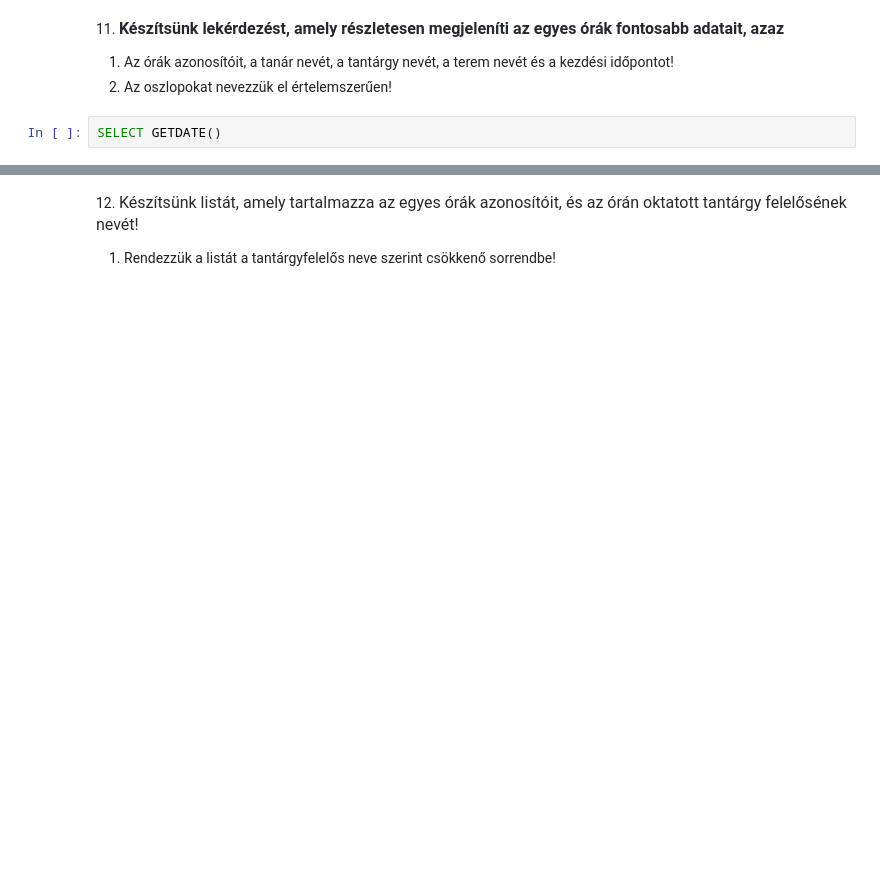
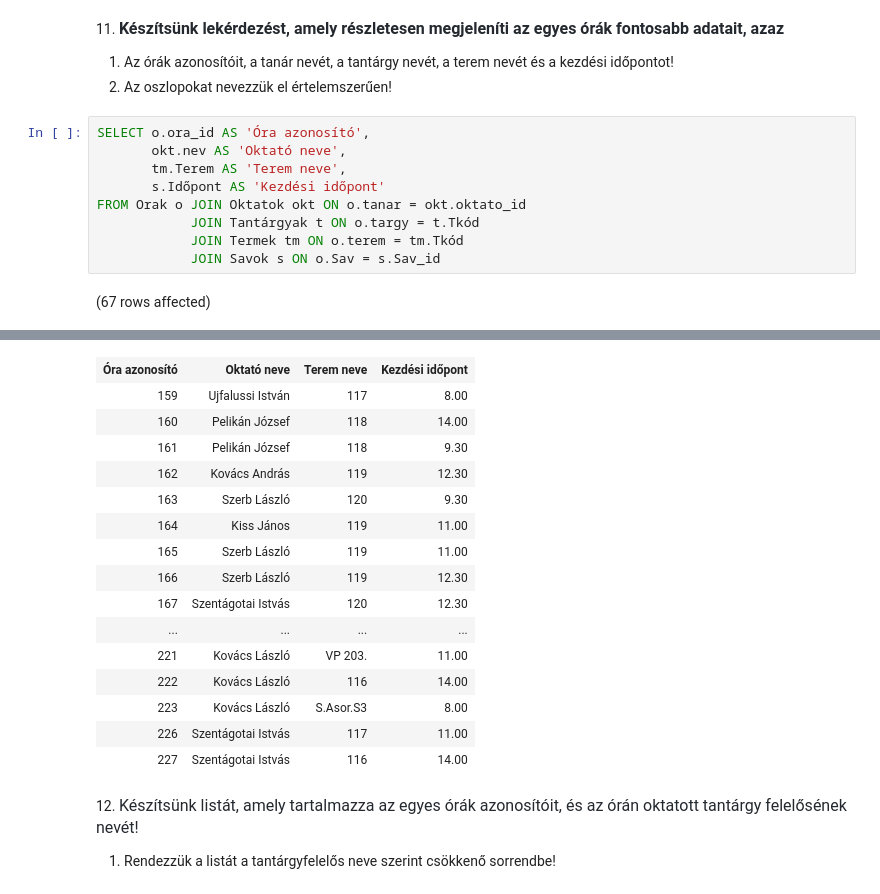
Before and after one commit to MikicsTamas/Adatb-zisok, a Jupyter notebook: gyakorlat02_feladatok .ipynb, the cells around one changed output, grey strips where cells are left out. Saved outputs shown, nothing was run; the diff lists cells and outputs as text; blank space fills up the shorter version.

```diff
--- a/gyakorlat02_feladatok .ipynb
+++ b/gyakorlat02_feladatok .ipynb
@@ -245,5 +236,14 @@ Total execution time: 00:00:00.034
 
 1. Az órák azonosítóit, a tanár nevét, a tantárgy nevét, a terem nevét és a kezdési időpontot!
 2. Az oszlopokat nevezzük el értelemszerűen!
-# %%
-SELECT GETDATE()
+# %%
+SELECT o.ora_id AS 'Óra azonosító',
+       okt.nev AS 'Oktató neve',
+       tm.Terem AS 'Terem neve',
+       s.Időpont AS 'Kezdési időpont'
+FROM Orak o JOIN Oktatok okt ON o.tanar = okt.oktato_id
+            JOIN Tantárgyak t ON o.targy = t.Tkód
+            JOIN Termek tm ON o.terem = tm.Tkód
+            JOIN Savok s ON o.Sav = s.Sav_id
+# %% [output]
+(67 rows affected)
@@ -250,3 +251,19 @@ SELECT GETDATE()
+| Óra azonosító | Oktató neve | Terem neve | Kezdési időpont |
+| 159 | Ujfalussi István | 117 | 8.00 |
+| 160 | Pelikán József | 118 | 14.00 |
+| 161 | Pelikán József | 118 | 9.30 |
+| 162 | Kovács András | 119 | 12.30 |
+| 163 | Szerb László | 120 | 9.30 |
+| 164 | Kiss János | 119 | 11.00 |
+| 165 | Szerb László | 119 | 11.00 |
+| 166 | Szerb László | 119 | 12.30 |
+| 167 | Szentágotai Istvás | 120 | 12.30 |
+| ... | ... | ... | ... |
+| 221 | Kovács László | VP 203. | 11.00 |
+| 222 | Kovács László | 116 | 14.00 |
+| 223 | Kovács László | S.Asor.S3 | 8.00 |
+| 226 | Szentágotai Istvás | 117 | 11.00 |
+| 227 | Szentágotai Istvás | 116 | 14.00 |
 # %% [markdown]
 12. <span style="color: rgb(36, 41, 47); font-family: -apple-system, BlinkMacSystemFont, &quot;Segoe UI&quot;, Helvetica, Arial, sans-serif, &quot;Apple Color Emoji&quot;, &quot;Segoe UI Emoji&quot;; font-size: 16px;">Készítsünk listát, amely tartalmazza az egyes órák azonosítóit, és az órán oktatott tantárgy felelősének nevét!</span>
 
```
Also changed, not shown: parts of 7 cells of this notebook.
